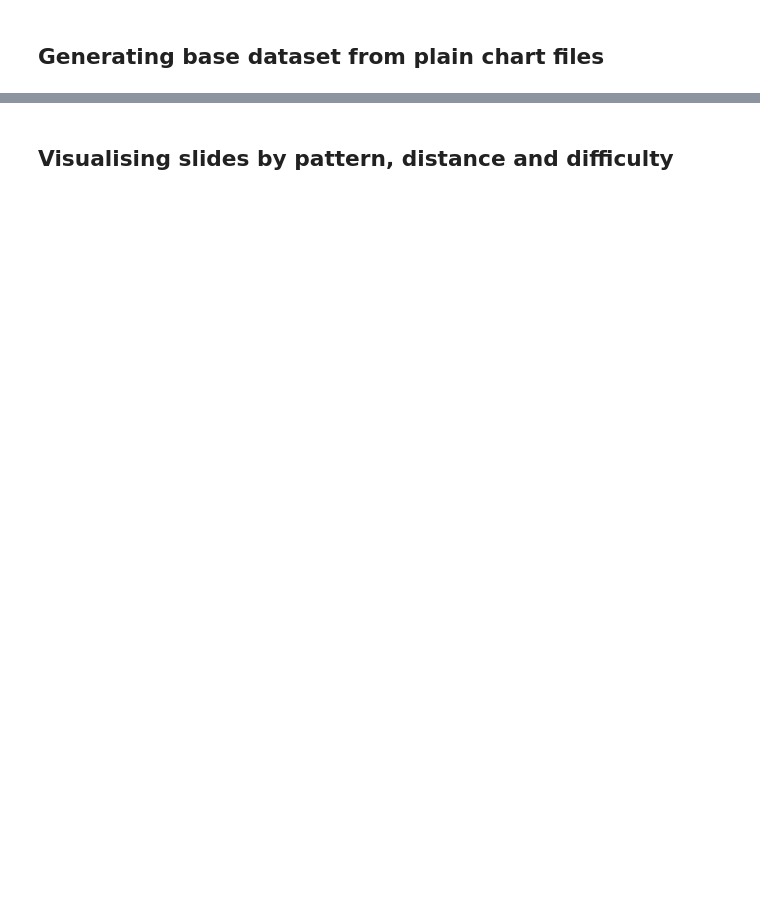
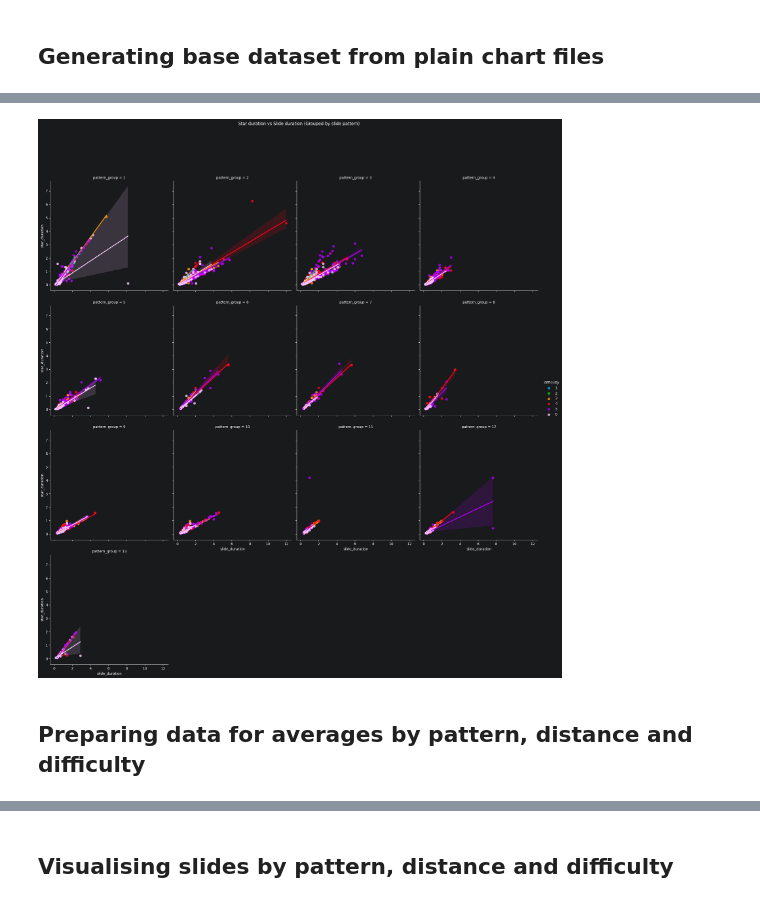
Before and after one commit to FiNALE-PLUS/knowledge-base, a Jupyter notebook: slide star rotation speed analysis/slide_analysis.ipynb, the cells around one changed output, grey strips where cells are left out. Drawn from its saved outputs; the diff is of its cells as text; code cells hidden in the pictures; blank space fills up the shorter version.

```diff
--- a/slide star rotation speed analysis/slide_analysis.ipynb
+++ b/slide star rotation speed analysis/slide_analysis.ipynb
@@ -260,0 +322,12 @@ star_spin_ratio_df_bar_outliers
+# %%
+plot = sns.lmplot(data=outlier_removed_df, x="slide_duration", y="star_duration", hue="difficulty", col='pattern_group', col_wrap=4,palette=difficulty_colours)
+plot.figure.suptitle('Star duration vs Slide duration (Grouped by slide pattern)', x = 0.5, y = 1.1)
+    # plot.text(10, 10, 'hello')
+
+# plot.se(30, 30)
+
+plot.savefig(f"pruned_slides_grouped_clockwise_difficulties_sdt+sct.png")
+# %% [output]
+[figure, added]
+# %% [markdown]
+## Preparing data for averages by pattern, distance and difficulty
```
Also changed, not shown: parts of 24 cells of this notebook, 1 other file.
